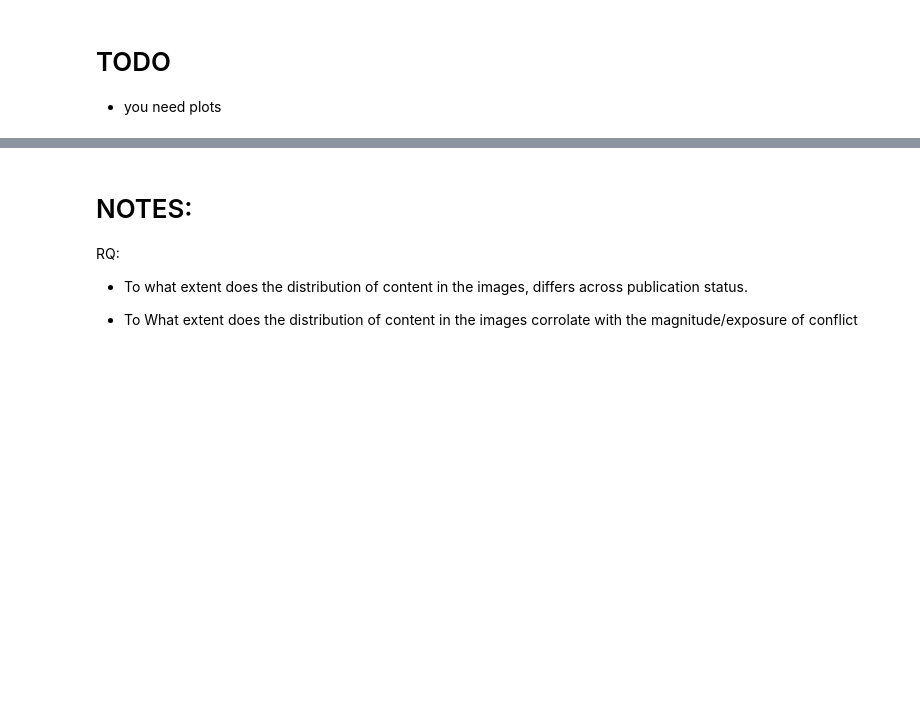
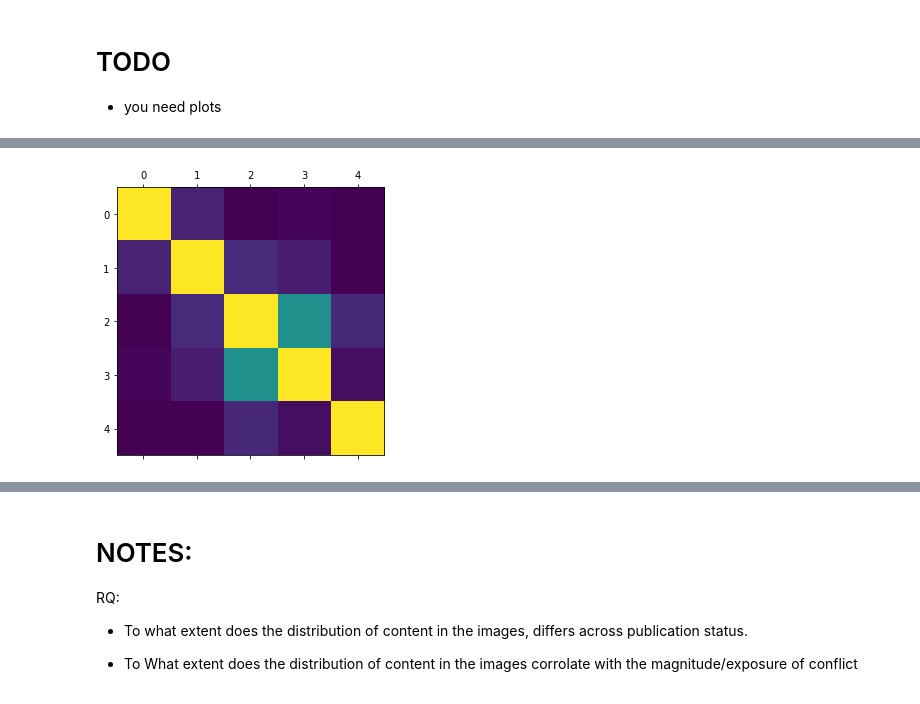
Before and after one commit to Polichinel/Detectron2, a Jupyter notebook: misc/assorted_stats.ipynb, the cells around one changed output, grey strips where cells are left out. Drawn from its saved outputs; the diff is of its cells as text; code cells hidden in the pictures; blank space fills up the shorter version.

```diff
--- a/misc/assorted_stats.ipynb
+++ b/misc/assorted_stats.ipynb
@@ -11,5 +13,5 @@ from linearmodels.panel import PanelOLS
 # %%
 data_dir = '/home/simon/Documents/Bodies/data/done_dfs/'
 
-with open(f'{data_dir}bodies_df_2022_v1_0.pkl', 'rb') as file:
+with open(f'{data_dir}bodies_df_2022_v1_2.pkl', 'rb') as file:
     bodies_df_exposure = pickle.load(file)
@@ -15,0 +26,20 @@ with open(f'{data_dir}bodies_df_2022_v1_0.pkl', 'rb') as file:
+# %%
+# pre
+
+list_of_features_mean = [feature for feature in bodies_df_exposure.columns if 'mean' in feature]
+list_of_ra_features = [feature for feature in bodies_df_exposure.columns if 'all' in feature]
+
+list_of_features = list_of_features_mean + list_of_ra_features
+
+df_sub = bodies_df_exposure[list_of_features + ['log_best', 'tce', 'tsce', 'publication', 'month_id', 'gid']].copy()
+df_sub = df_sub[df_sub['person_mean'] != 0] # no people, no entry
+df_sub[['Published', 'Raw', 'Submitted']] = pd.get_dummies(df_sub[['publication']])
+df_sub.drop(columns= 'publication', inplace= True)
+df_sub.dropna(inplace= True)
+
+# for FE
+df_sub.set_index(['gid', 'month_id'], inplace = True)
+
+df_sub['intPubBest'] = df_sub['Published'] * df_sub['log_best']
+df_sub['intPubTce'] = df_sub['Published'] * df_sub['tce']
+df_sub['intPubTsce'] = df_sub['Published'] * df_sub['tsce']
@@ -15,0 +884,4 @@ with open(f'{data_dir}bodies_df_2022_v1_0.pkl', 'rb') as file:
+# %%
+df_sub['best_uni'] = df_sub['log_best'] * df_sub['uniformed_mean']
+df_sub['tce_uni'] = df_sub['tce'] * df_sub['uniformed_mean']
+df_sub['tsce_uni'] = df_sub['tsce'] * df_sub['uniformed_mean']
@@ -15,0 +1115,5 @@ with open(f'{data_dir}bodies_df_2022_v1_0.pkl', 'rb') as file:
+# %%
+plt.matshow(df_sub[['falgIRQ_mean', 'flagUS_mean', 'uniformed_mean', 'firearm_mean', 'militaryVehicle_mean']].corr())
+plt.show()
+# %% [output]
+[figure, added]
```
Also changed, not shown: parts of 40 cells of this notebook.
